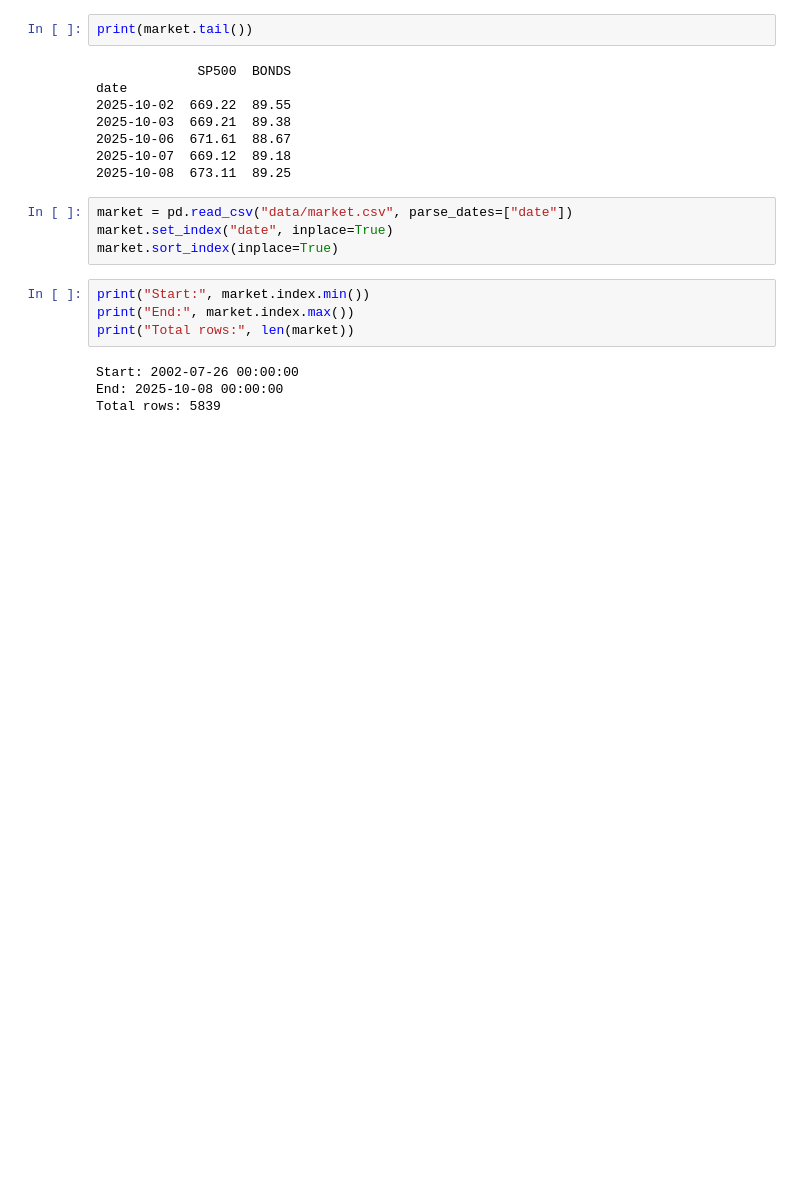
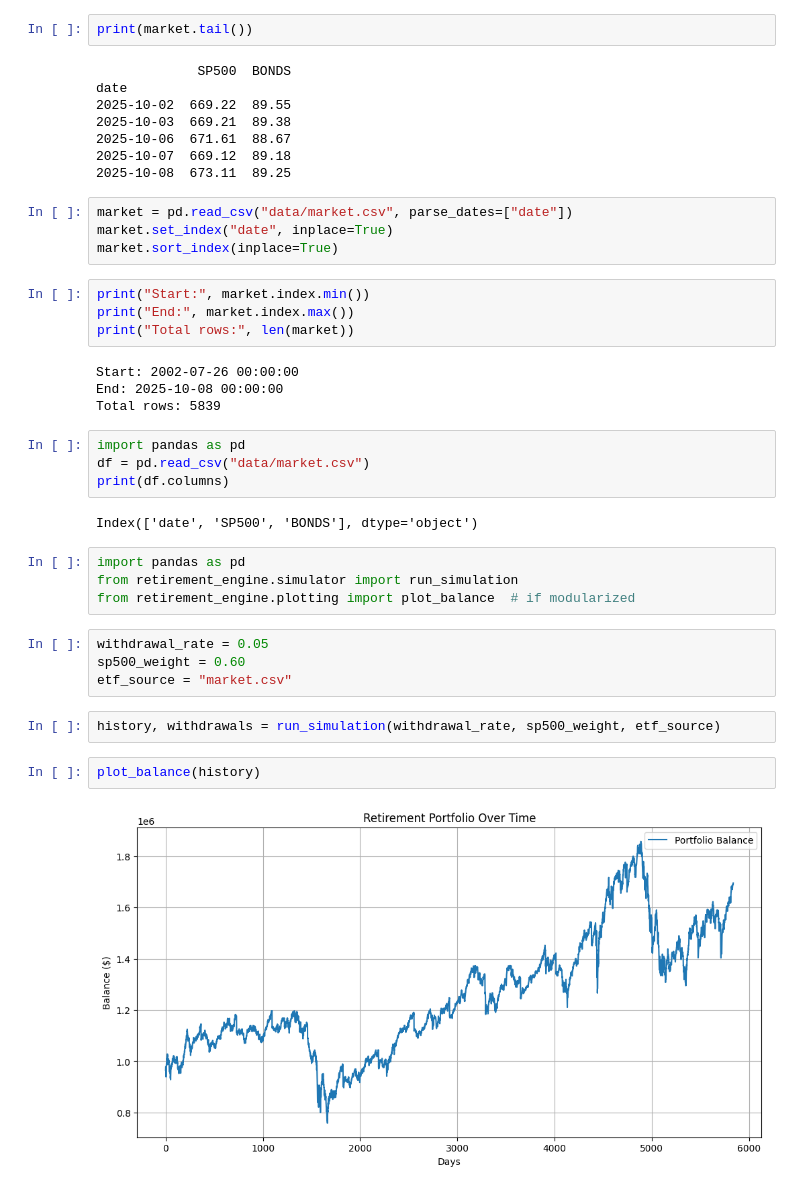
Before and after one commit to johnlfriedrich-blip/RetirementEngine, a Jupyter notebook: Regime_Training_and_Classification.ipynb, the cells around one changed output. Saved outputs shown, nothing was run; the diff lists cells and outputs as text; blank space fills up the shorter version.

Commit message:
Initial commit: RetirementEngine modules and AV loader

```diff
--- a/Regime_Training_and_Classification.ipynb
+++ b/Regime_Training_and_Classification.ipynb
@@ -110,3 +110,23 @@ print("Total rows:", len(market))
 Start: 2002-07-26 00:00:00
 End: 2025-10-08 00:00:00
 Total rows: 5839
+# %%
+import pandas as pd
+df = pd.read_csv("data/market.csv")
+print(df.columns)
+# %% [output]
+Index(['date', 'SP500', 'BONDS'], dtype='object')
+# %%
+import pandas as pd
+from retirement_engine.simulator import run_simulation
+from retirement_engine.plotting import plot_balance  # if modularized
+# %%
+withdrawal_rate = 0.05
+sp500_weight = 0.60
+etf_source = "market.csv"
+# %%
+history, withdrawals = run_simulation(withdrawal_rate, sp500_weight, etf_source)
+# %%
+plot_balance(history)
+# %% [output]
+[figure, added]
```
Also changed, not shown: parts of 9 cells of this notebook, 4 other files.
